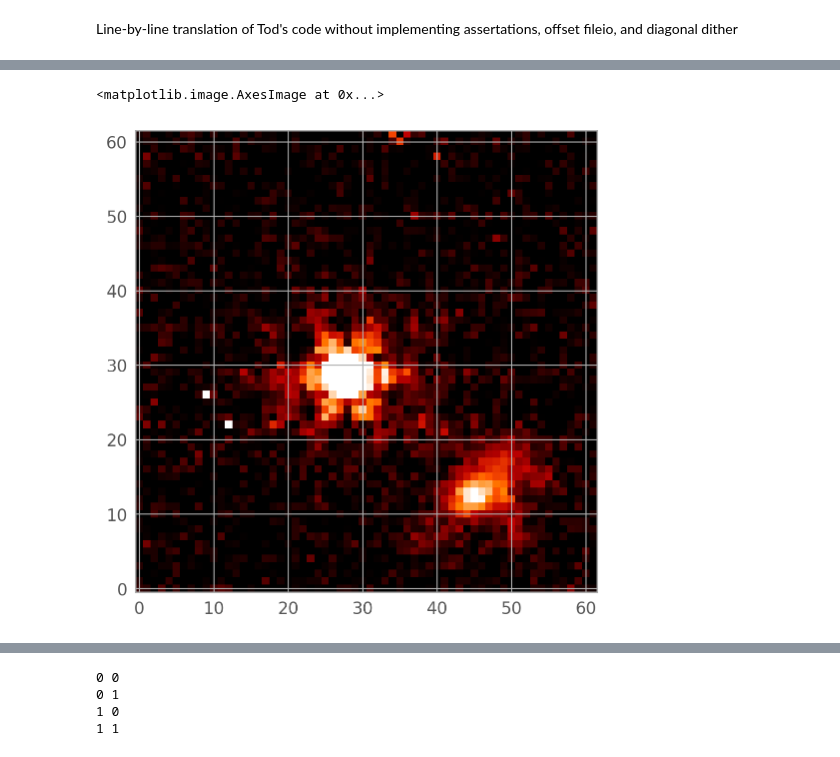
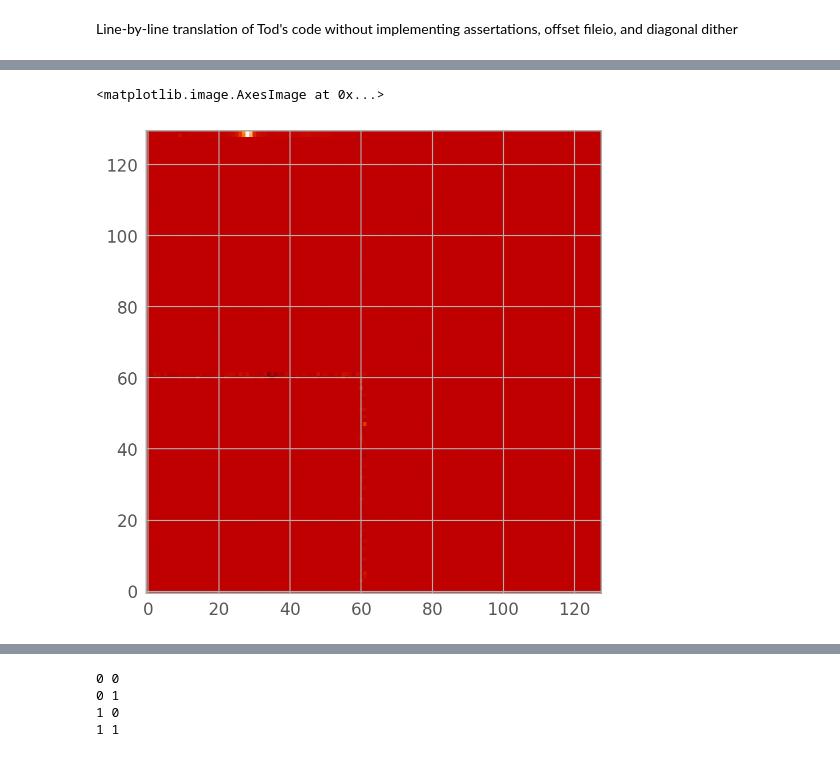
Before and after one commit to Chisen-Lupus/proper-dither, a Jupyter notebook: demo.ipynb, the cells around one changed output, grey strips where cells are left out. Drawn from its saved outputs; the diff is of its cells as text; code cells hidden in the pictures.

```diff
--- a/demo.ipynb
+++ b/demo.ipynb
@@ -795,12 +789,17 @@ array([[-0.404, -0.956],
 # %%
 factor = 2
 
-test_atlas = [test_atlas[i] for i in [0, 1, 6, 8]]
+# test_atlas = [test_atlas[i] for i in [0, 1, 6, 8]]
 # centroids = np.array([centroids[i] for i in [0, 1, 3, 4]])
+# centroids = np.array([[0, 0],
+#                      [-1/3, 0],
+#                      [0, -2/3],
+#                      [-2/3, -2/3]])
+test_atlas = [test_atlas[i] for i in [0, 1, 3, 4]]
 centroids = np.array([[0, 0],
                      [-1/3, 0],
-                     [0, -2/3],
-                     [-2/3, -2/3]])
+                     [0, -1/3],
+                     [-1/3, -1/3]])
 # %%
 shifted_atlas = test_atlas
 
@@ -1921,7 +1946,7 @@ COEFS
-# %%
-plt.imshow(stretch(orig))
-
-# plt.imshow(stretch(shift(orig, (1/3, 1/3))))
-# %% [output]
-<matplotlib.image.AxesImage at 0x...>
-[figure, removed]
+# %%
+orig_pad = np.zeros((nc, nr))
+orig_pad[:orig.shape[0], :orig.shape[1]] = orig
+plt.imshow(-d-orig_pad, vmin=-1, vmax=1)
+# %% [output]
+<matplotlib.image.AxesImage at 0x...>
+[figure, added]
```
Also changed, not shown: parts of 7 cells of this notebook.
